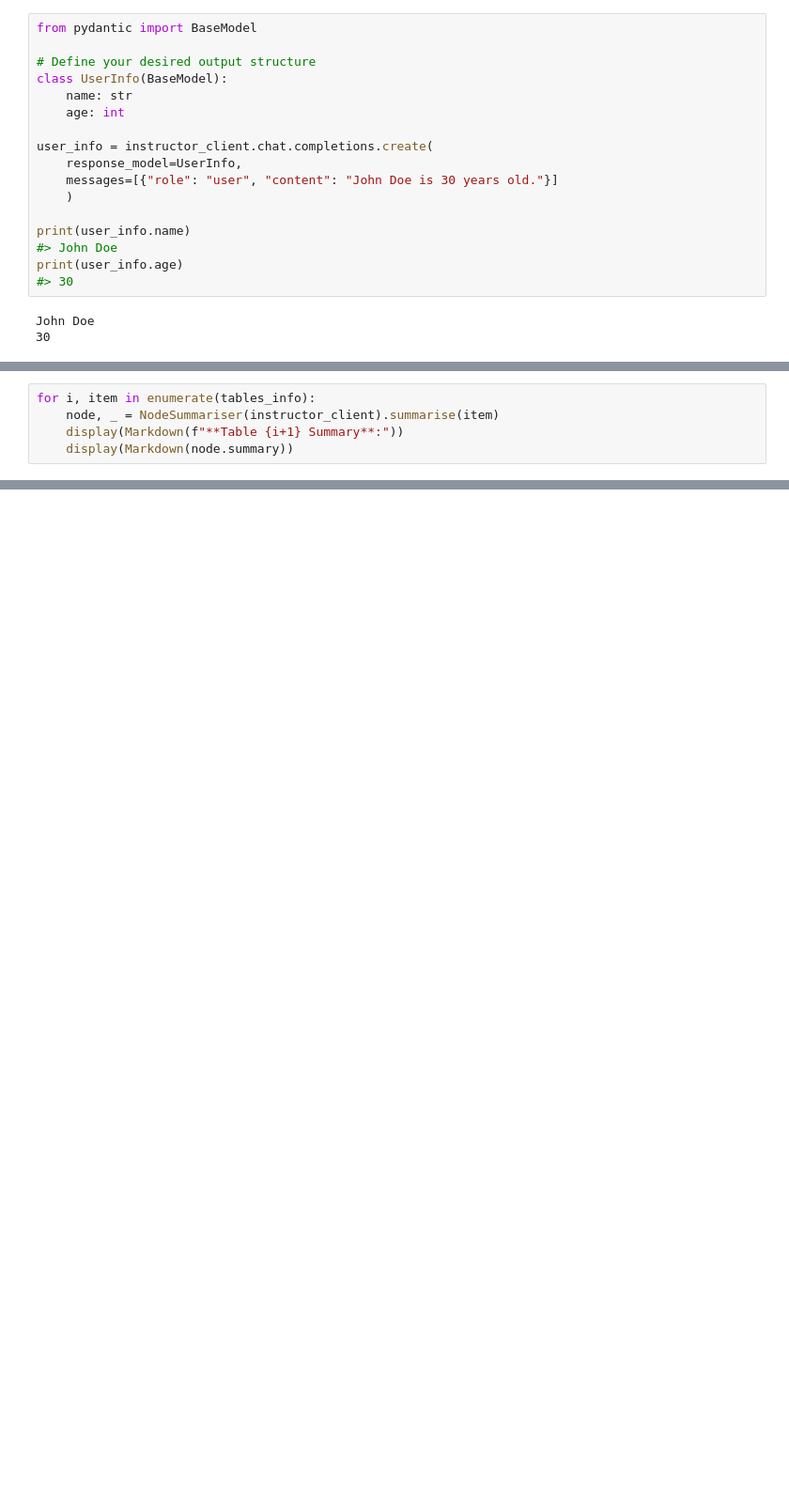
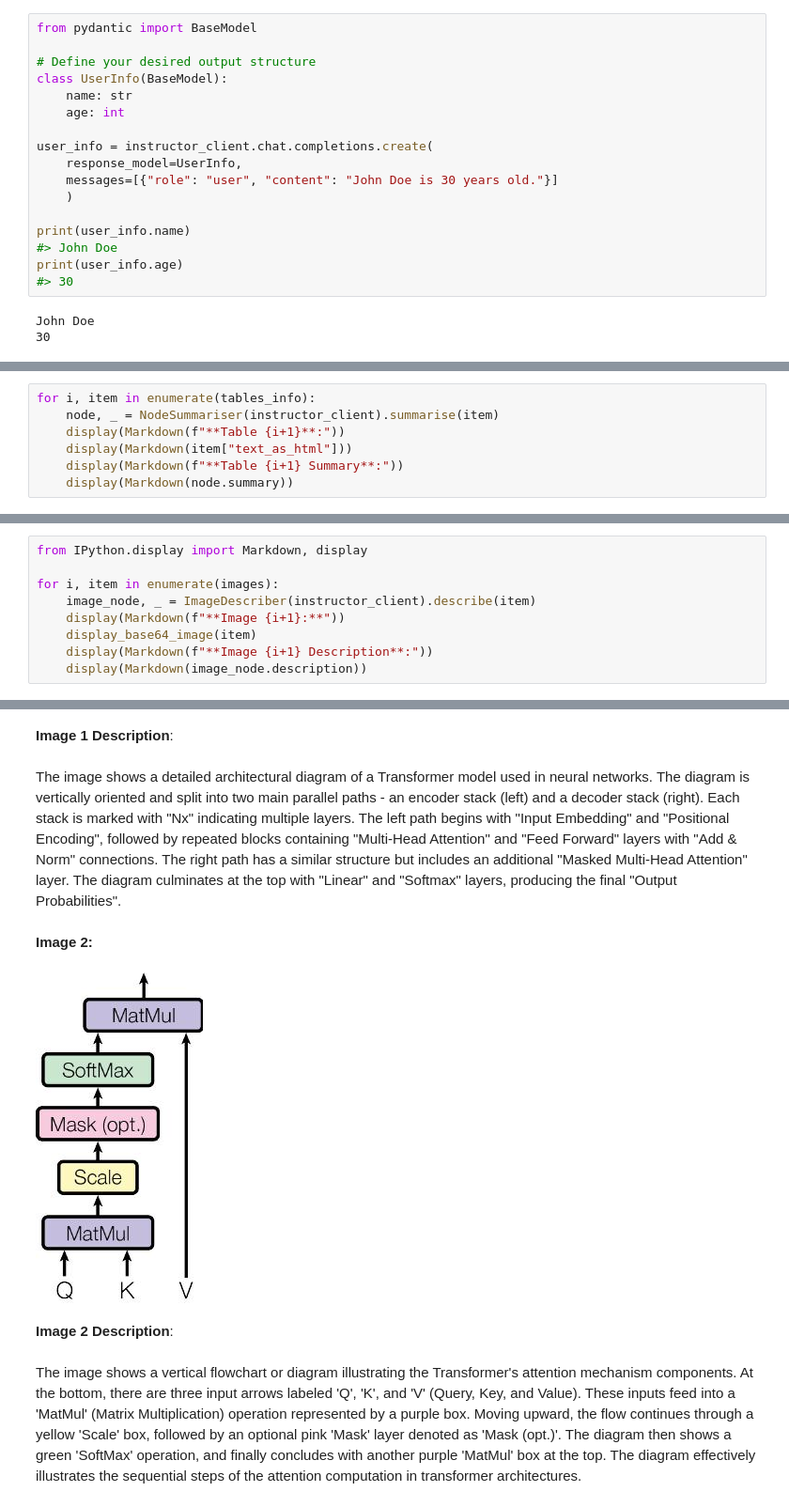
Before and after one commit to cevoaustralia/multimodal-rag-pdf, a Jupyter notebook: notebooks/01-multimodal-rag-experiments.ipynb, the cells around one changed output, grey strips where cells are left out. Shown at 94% size. Cells and saved outputs as stored; diff of their text form; blank space fills up the shorter version.

Commit message:
use instructor to summarise text, tables and images

```diff
--- a/notebooks/01-multimodal-rag-experiments.ipynb
+++ b/notebooks/01-multimodal-rag-experiments.ipynb
@@ -313,6 +313,8 @@ The text describes key components of a neural network architecture. Each layer c
 # %%
 for i, item in enumerate(tables_info):
     node, _ = NodeSummariser(instructor_client).summarise(item)
+    display(Markdown(f"**Table {i+1}**:"))
+    display(Markdown(item["text_as_html"]))
     display(Markdown(f"**Table {i+1} Summary**:"))
     display(Markdown(node.summary))
 # %% [output]
@@ -326,0 +380,10 @@ The table compares parsing performance (WSJ 23 F1 scores) across different model
+# %%
+from IPython.display import Markdown, display
+
+for i, item in enumerate(images):
+    image_node, _ = ImageDescriber(instructor_client).describe(item)
+    display(Markdown(f"**Image {i+1}:**"))
+    display_base64_image(item)
+    display(Markdown(f"**Image {i+1} Description**:"))
+    display(Markdown(image_node.description))
+# %% [output]
@@ -326,0 +392,6 @@ The table compares parsing performance (WSJ 23 F1 scores) across different model
+**Image 1 Description**:
+The image shows a detailed architectural diagram of a Transformer model used in neural networks. The diagram is vertically oriented and split into two main parallel paths - an encoder stack (left) and a decoder stack (right). Each stack is marked with "Nx" indicating multiple layers. The left path begins with "Input Embedding" and "Positional Encoding", followed by repeated blocks containing "Multi-Head Attention" and "Feed Forward" layers with "Add & Norm" connections. The right path has a similar structure but includes an additional "Masked Multi-Head Attention" layer. The diagram culminates at the top with "Linear" and "Softmax" layers, producing the final "Output Probabilities".
+**Image 2:**
+[figure, added]
+**Image 2 Description**:
+The image shows a vertical flowchart or diagram illustrating the Transformer's attention mechanism components. At the bottom, there are three input arrows labeled 'Q', 'K', and 'V' (Query, Key, and Value). These inputs feed into a 'MatMul' (Matrix Multiplication) operation represented by a purple box. Moving upward, the flow continues through a yellow 'Scale' box, followed by an optional pink 'Mask' layer denoted as 'Mask (opt.)'. The diagram then shows a green 'SoftMax' operation, and finally concludes with another purple 'MatMul' box at the top. The diagram effectively illustrates the sequential steps of the attention computation in transformer architectures.
```
Also changed, not shown: parts of 9 cells of this notebook.
